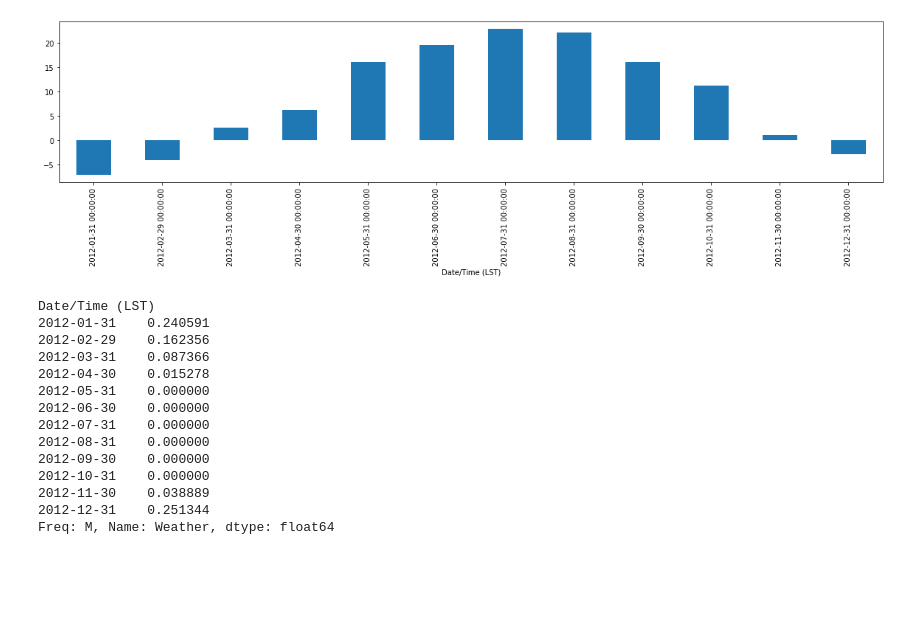
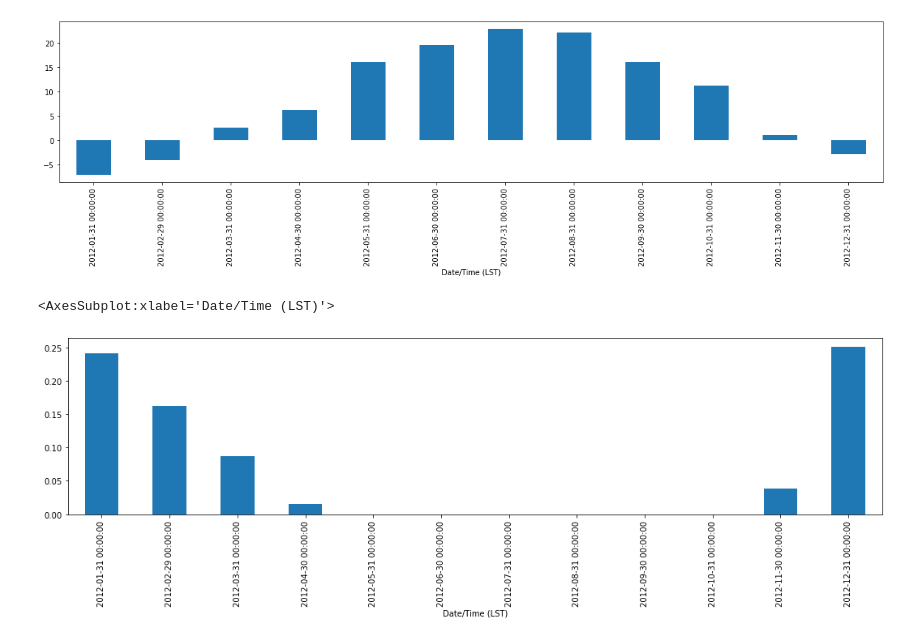
Before and after one commit to aa-ag/pcb, a Jupyter notebook: 6.STRING_OPERATIONS.ipynb, the cells around one changed output. Cells and saved outputs as stored; diff of their text form; code cells hidden in the pictures; blank space fills up the shorter version.

Commit message:
added logic to plot did_it_snow resampled

```diff
--- a/6.STRING_OPERATIONS.ipynb
+++ b/6.STRING_OPERATIONS.ipynb
@@ -38,19 +38,7 @@ weather_2012['Temp (°C)'].resample('M').apply(np.median).plot(kind='bar', figsi
 <AxesSubplot:xlabel='Date/Time (LST)'>
 [figure]
 # %%
-did_it_snow.astype(float).resample('M').apply(np.mean)
+did_it_snow.astype(float).resample('M').apply(np.mean).plot(kind='bar', figsize=(18,4))
 # %% [output]
-Date/Time (LST)
-2012-01-31    0.240591
-2012-02-29    0.162356
-2012-03-31    0.087366
-2012-04-30    0.015278
-2012-05-31    0.000000
-2012-06-30    0.000000
-2012-07-31    0.000000
-2012-08-31    0.000000
-2012-09-30    0.000000
-2012-10-31    0.000000
-2012-11-30    0.038889
-2012-12-31    0.251344
-Freq: M, Name: Weather, dtype: float64
+<AxesSubplot:xlabel='Date/Time (LST)'>
+[figure, added]
```
